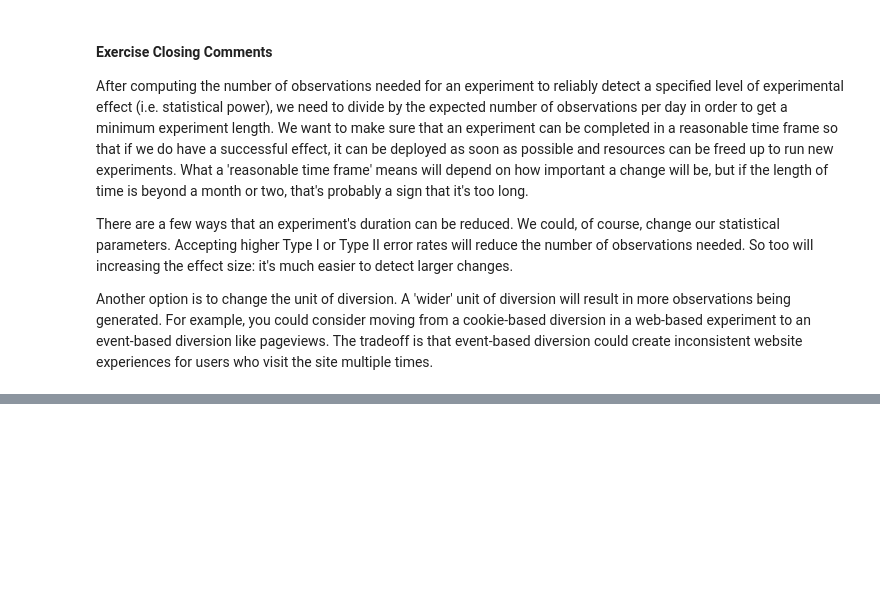
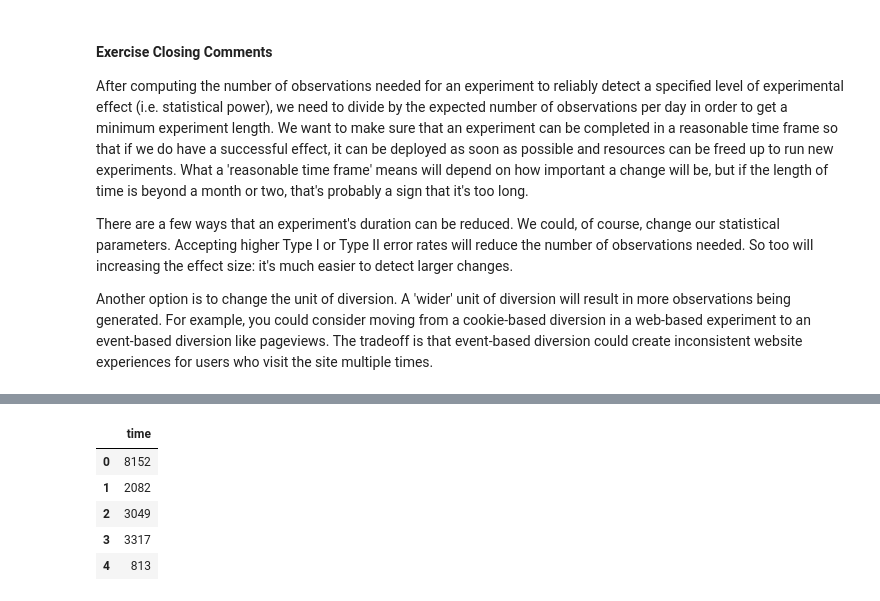
Before and after one commit to ChristopherDaigle/udacity_nano_ds, a Jupyter notebook: main_lessons/04_exp_des_recc/lesson_03_stat_con.ipynb, the cells around one changed output, grey strips where cells are left out. Drawn from its saved outputs; the diff is of its cells as text; code cells hidden in the pictures; blank space fills up the shorter version.

```diff
--- a/main_lessons/04_exp_des_recc/lesson_03_stat_con.ipynb
+++ b/main_lessons/04_exp_des_recc/lesson_03_stat_con.ipynb
@@ -447,0 +504,10 @@ Of course, performing a dummy test requires an investment of resources, the most
+# %%
+data = pd.read_csv('01_stat_considerations/data/bootstrapping_data.csv')
+data.head()
+# %% [output]
+|  | time |
+| 0 | 8152 |
+| 1 | 2082 |
+| 2 | 3049 |
+| 3 | 3317 |
+| 4 | 813 |
```
Also changed, not shown: parts of 7 cells of this notebook.
